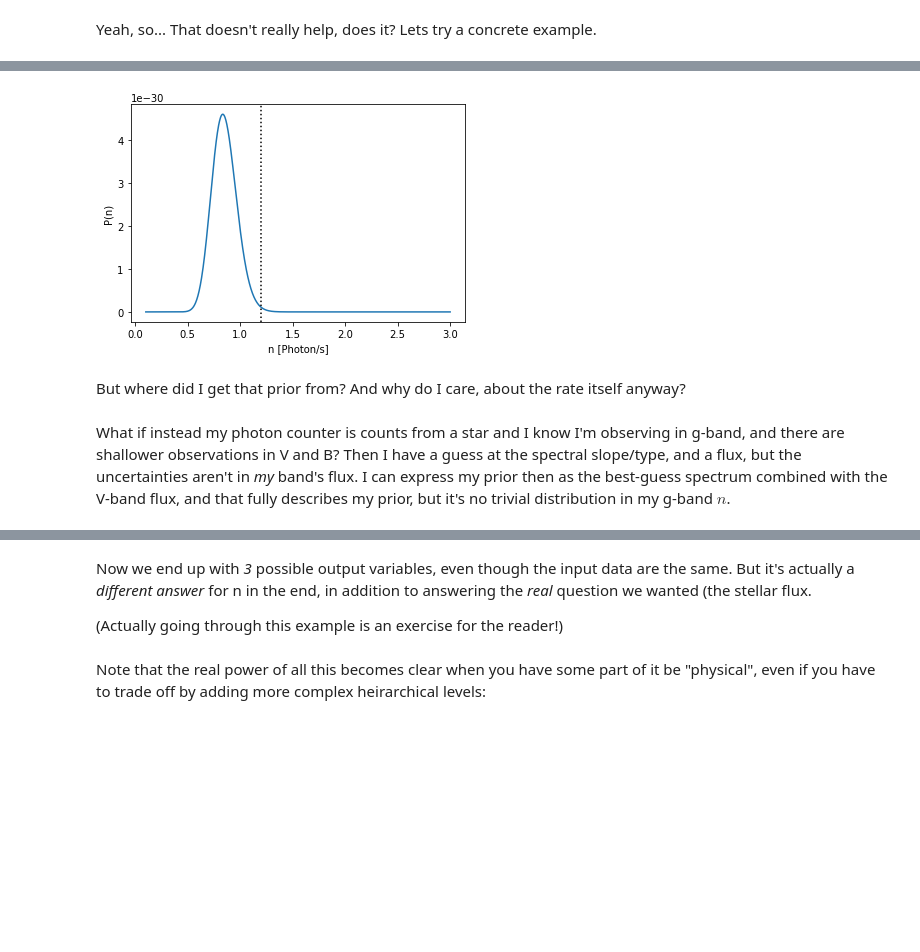
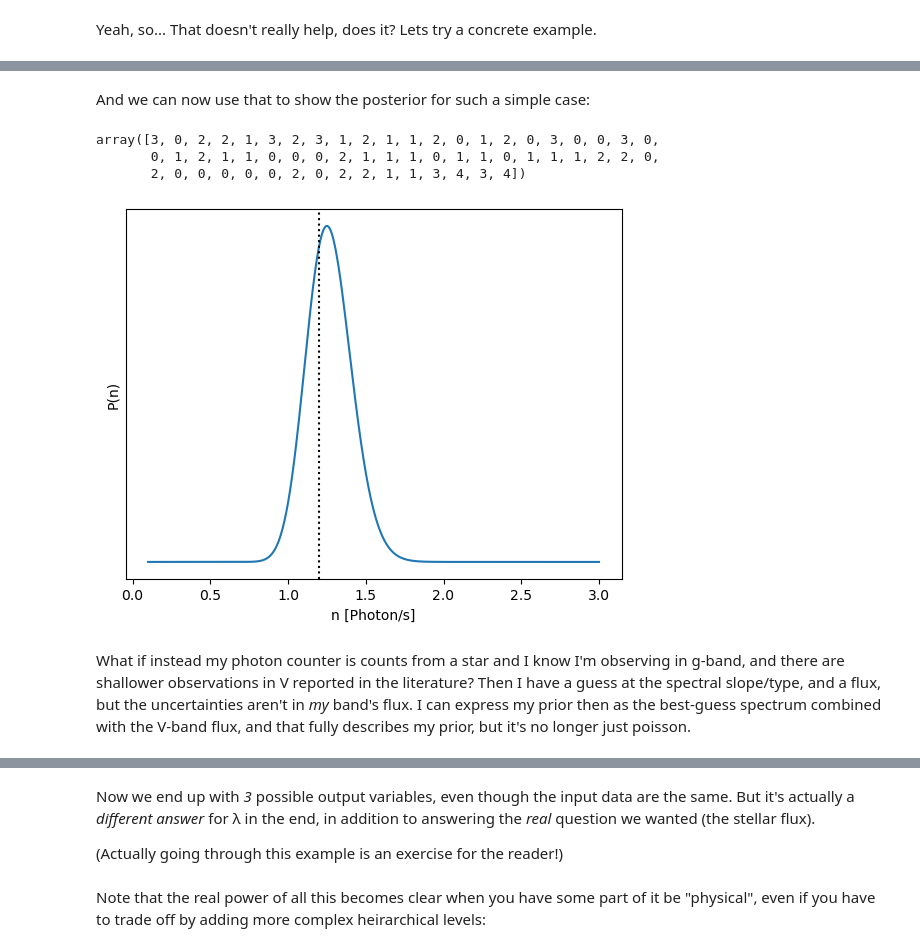
Before and after one commit to eteq/bayes-intro, a Jupyter notebook: Session 2.ipynb, the cells around one changed output, grey strips where cells are left out. Drawn from its saved outputs; the diff is of its cells as text; code cells hidden in the pictures; blank space fills up the shorter version.

```diff
--- a/Session 2.ipynb
+++ b/Session 2.ipynb
@@ -48,19 +64,27 @@ So how do we infer this trivial model? We just neet to give a single prior - let
+# %% [markdown]
+And we can now use that to show the posterior for such a simple case:
 # %%
-count_rate = 1.2 # per second
-ps = np.random.poisson(count_rate, size=60)
-# assume a uniform prior:
-rate = np.linspace(.1, 3, 1000).reshape(1000,1)
-logprobs = np.sum(stats.poisson.logpmf(ps, rate), axis=1)
+true_count_rate = 1.2 # per second
+data = np.random.poisson(true_count_rate, size=60)
+
+A = .1
+B = 3
+
+rate = np.linspace(A, B, 1000).reshape(1000,1)
+logprobs = np.sum(stats.poisson.logpmf(data, rate), axis=1)
 
 plt.plot(rate, np.exp(logprobs))
-plt.axvline(count_rate, color='k', ls=':')
+plt.axvline(true_count_rate, color='k', ls=':')
 plt.xlabel('n [Photon/s]')
-plt.ylabel('P(n)');
+plt.yticks([])
+plt.ylabel('P(n)')
+data
 # %% [output]
+array([3, 0, 2, 2, 1, 3, 2, 3, 1, 2, 1, 1, 2, 0, 1, 2, 0, 3, 0, 0, 3, 0,
+       0, 1, 2, 1, 1, 0, 0, 0, 2, 1, 1, 1, 0, 1, 1, 0, 1, 1, 1, 2, 2, 0,
+       2, 0, 0, 0, 0, 0, 2, 0, 2, 2, 1, 1, 3, 4, 3, 4])
-[figure, old version]
+[figure, new version]
-# %% [markdown]
-But where did I get that prior from?  And why do I care, about the rate itself anyway?
 # %% [markdown]
-What if instead my photon counter is counts from a star and I know I'm observing in g-band, and there are shallower observations in V and B?  Then I have a guess at the spectral slope/type, and a flux, but the uncertainties aren't in *my* band's flux. I can express my prior then as the best-guess spectrum combined with the V-band flux, and that fully describes my prior, but it's no trivial distribution in my g-band $n$.
+What if instead my photon counter is counts from a star and I know I'm observing in g-band, and there are shallower observations in V reported in the literature?  Then I have a guess at the spectral slope/type, and a flux, but the uncertainties aren't in *my* band's flux. I can express my prior then as the best-guess spectrum combined with the V-band flux, and that fully describes my prior, but it's no longer just poisson.
 # %%
 photon_counter_h = Digraph()
@@ -75,7 +99,7 @@ photon_counter_h
 # %% [output]
 [drawing not drawn]
 # %% [markdown]
-Now we end up with *3* possible output variables, even though the input data are the same.  But it's actually a *different answer* for n in the end, in addition to answering the *real* question we wanted (the stellar flux.
+Now we end up with *3* possible output variables, even though the input data are the same.  But it's actually a *different answer* for λ in the end, in addition to answering the *real* question we wanted (the stellar flux).
 
 (Actually going through this example is an exercise for the reader!)
 # %% [markdown]
```
Also changed, not shown: parts of 12 cells of this notebook.
